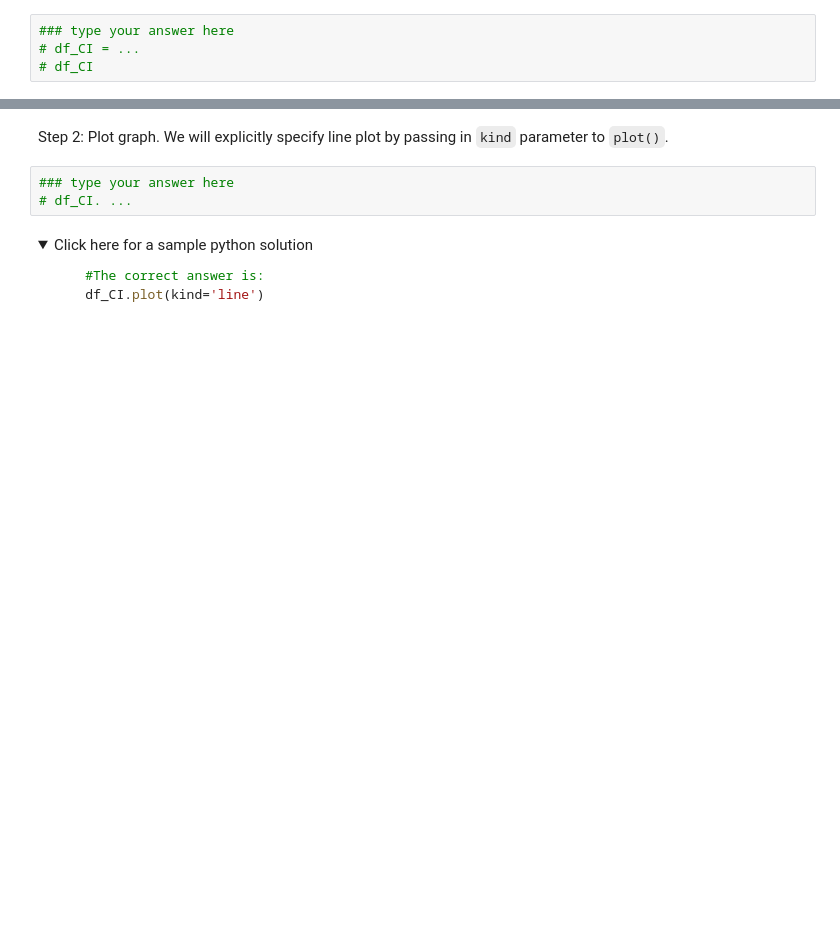
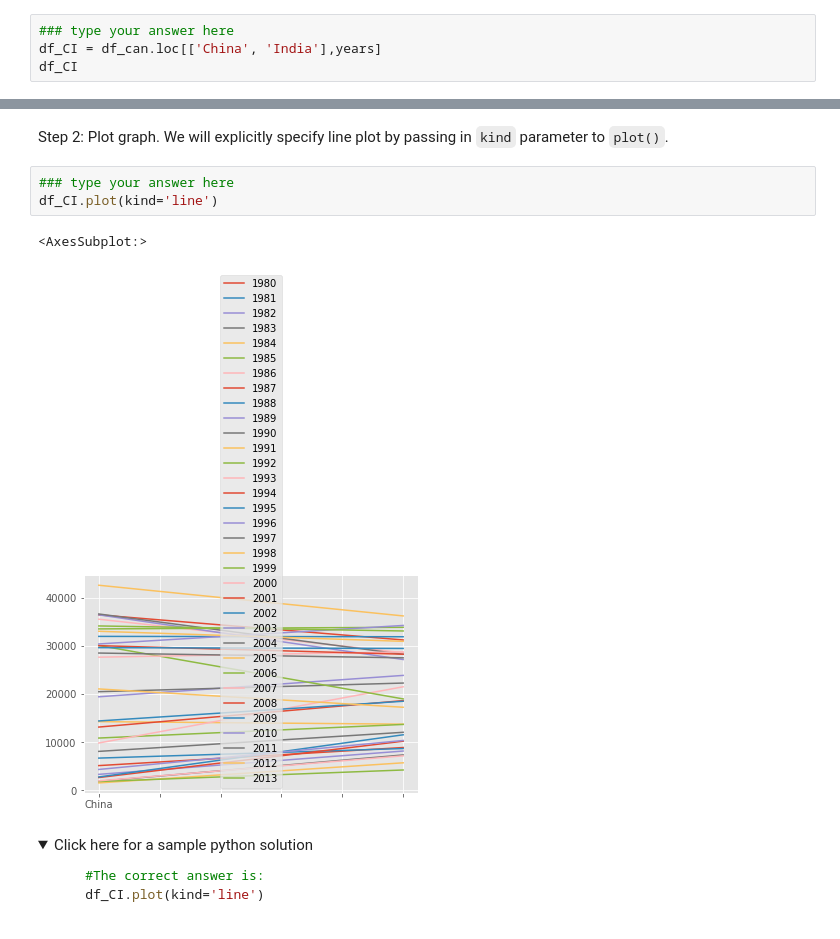
Before and after one commit to mpb312/matplotlib_coursera, a Jupyter notebook: DV0101EN-Exercise-Introduction-to-Matplotlib-and-Line-Plots.ipynb, the cells around one changed output, grey strips where cells are left out. Saved outputs shown, nothing was run; the diff lists cells and outputs as text; folded sections open; blank space fills up the shorter version.

```diff
--- a/DV0101EN-Exercise-Introduction-to-Matplotlib-and-Line-Plots.ipynb
+++ b/DV0101EN-Exercise-Introduction-to-Matplotlib-and-Line-Plots.ipynb
@@ -395,5 +716,5 @@ We can easily add more countries to line plot to make meaningful comparisons imm
 Step 1: Get the data set for China and India, and display the dataframe.
 # %%
 ### type your answer here
-# df_CI = ...
-# df_CI
+df_CI = df_can.loc[['China', 'India'],years]
+df_CI
@@ -411,7 +737,10 @@ Step 1: Get the data set for China and India, and display the dataframe.
 Step 2: Plot graph. We will explicitly specify line plot by passing in `kind` parameter to `plot()`.
 # %%
 ### type your answer here
-# df_CI. ...
+df_CI.plot(kind='line')
+# %% [output]
+<AxesSubplot:>
+[figure, added]
 # %% [markdown]
 <details><summary>Click here for a sample python solution</summary>
 
```
Also changed, not shown: parts of 42 cells of this notebook, 1 other file.
